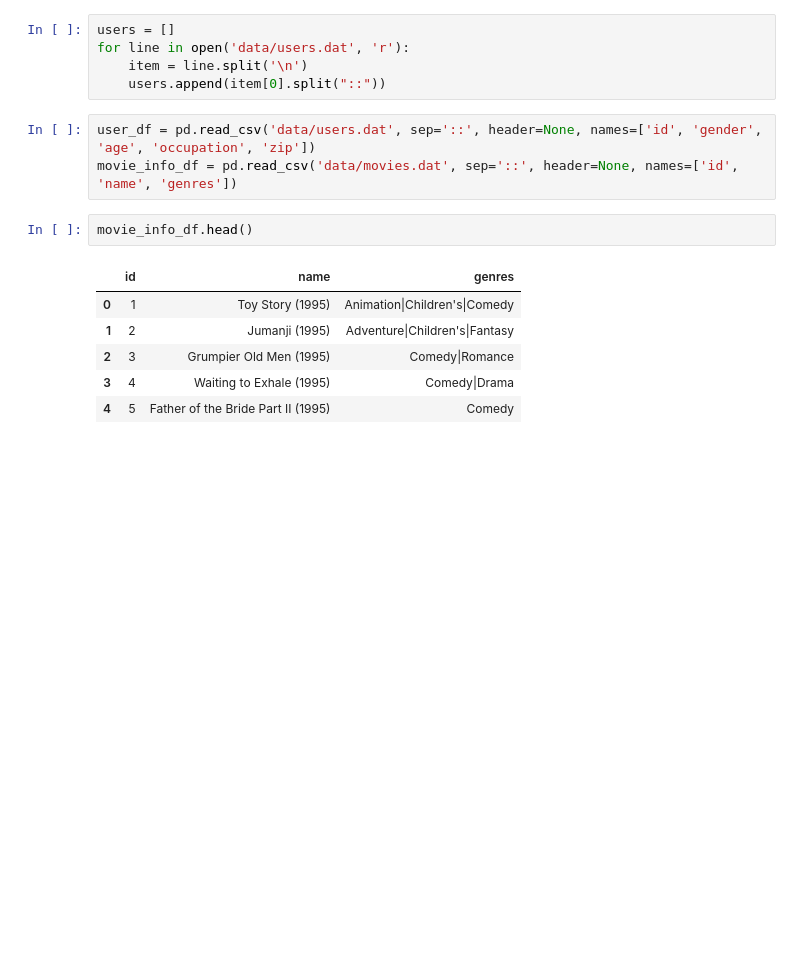
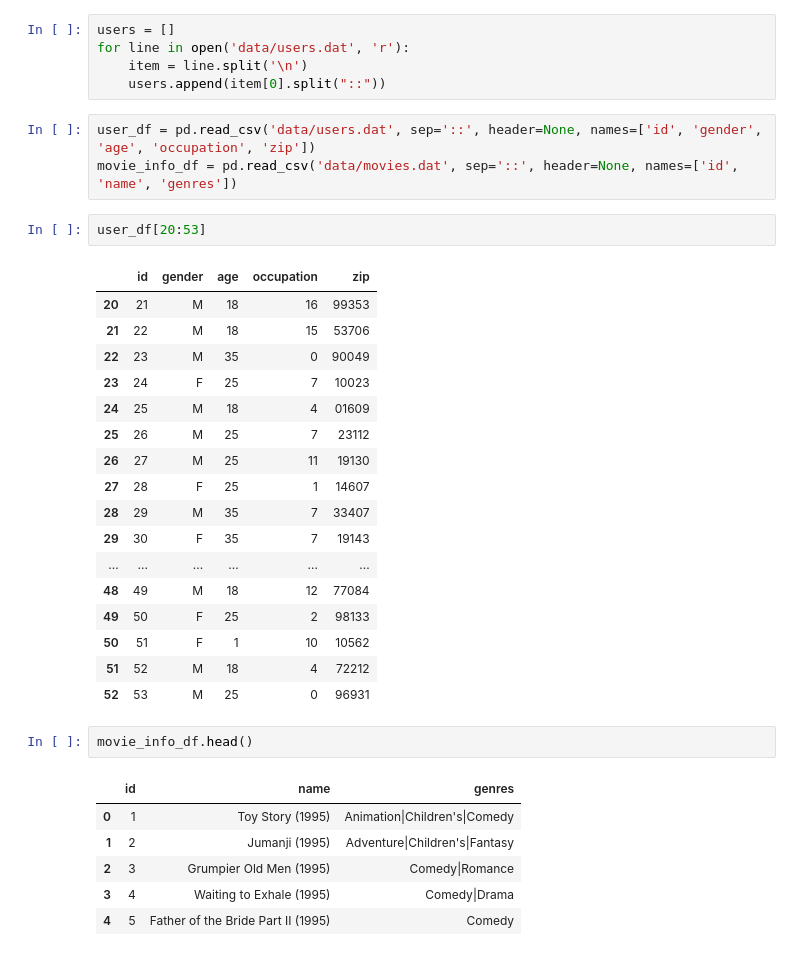
Before and after one commit to tsgreenwood-flatiron-data-science/recommendation-case-study, a Jupyter notebook: cold_start_process.ipynb, the cells around one changed output. Saved outputs shown, nothing was run; the diff lists cells and outputs as text; blank space fills up the shorter version.

```diff
--- a/cold_start_process.ipynb
+++ b/cold_start_process.ipynb
@@ -52,6 +52,26 @@ for line in open('data/users.dat', 'r'):
 # %%
 user_df = pd.read_csv('data/users.dat', sep='::', header=None, names=['id', 'gender', 'age', 'occupation', 'zip'])
 movie_info_df = pd.read_csv('data/movies.dat', sep='::', header=None, names=['id', 'name', 'genres'])
+# %%
+user_df[20:53]
+# %% [output]
+|  | id | gender | age | occupation | zip |
+| 20 | 21 | M | 18 | 16 | 99353 |
+| 21 | 22 | M | 18 | 15 | 53706 |
+| 22 | 23 | M | 35 | 0 | 90049 |
+| 23 | 24 | F | 25 | 7 | 10023 |
+| 24 | 25 | M | 18 | 4 | 01609 |
+| 25 | 26 | M | 25 | 7 | 23112 |
+| 26 | 27 | M | 25 | 11 | 19130 |
+| 27 | 28 | F | 25 | 1 | 14607 |
+| 28 | 29 | M | 35 | 7 | 33407 |
+| 29 | 30 | F | 35 | 7 | 19143 |
+| ... | ... | ... | ... | ... | ... |
+| 48 | 49 | M | 18 | 12 | 77084 |
+| 49 | 50 | F | 25 | 2 | 98133 |
+| 50 | 51 | F | 1 | 10 | 10562 |
+| 51 | 52 | M | 18 | 4 | 72212 |
+| 52 | 53 | M | 25 | 0 | 96931 |
 # %%
 movie_info_df.head()
 # %% [output]
```
Also changed, not shown: parts of 8 cells of this notebook, 2 other files.
